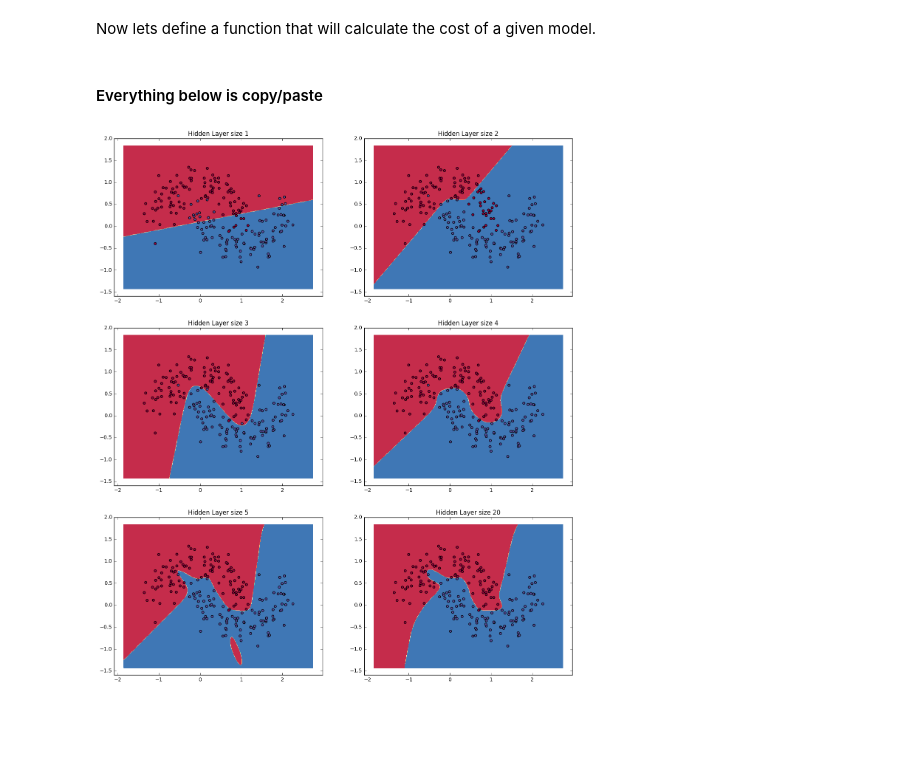
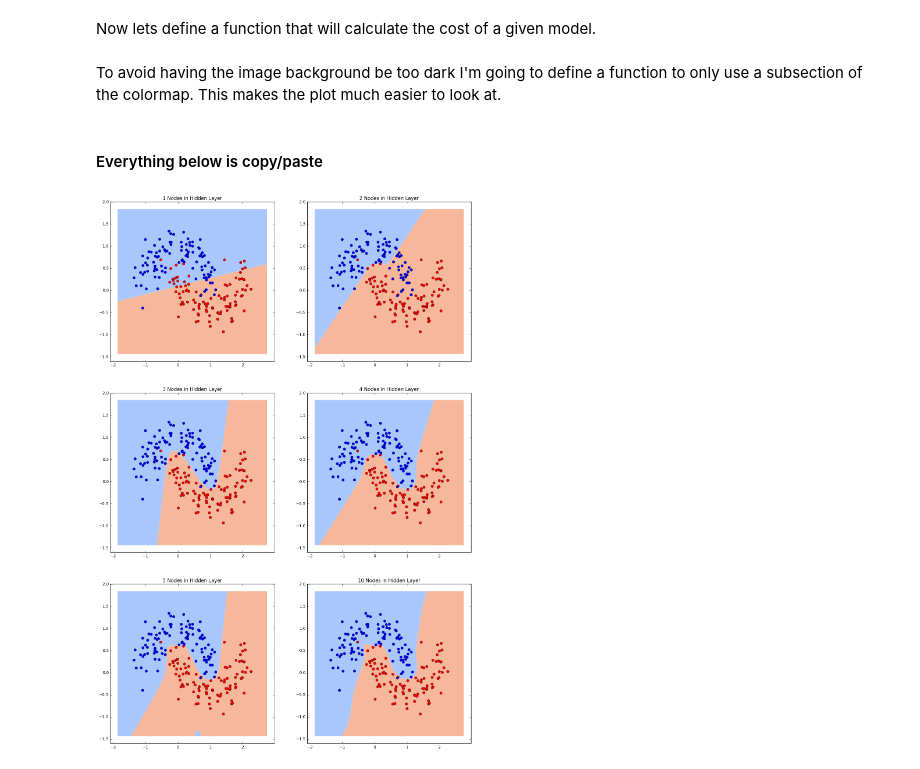
Before and after one commit to AbeNassar/Playground, a Jupyter notebook: Neural Net From Scratch.ipynb, the cells around one changed output. Drawn from its saved outputs; the diff is of its cells as text; code cells hidden in the pictures; blank space fills up the shorter version.

```diff
--- a/Neural Net From Scratch.ipynb
+++ b/Neural Net From Scratch.ipynb
@@ -51,7 +51,7 @@ nn_input_dim = 2
 nn_output_dim = 2
 
 epsilon = 0.01    # Learning rate
-reg_lambda = 0.01 # Regulariation parameter
+reg_lambda = 0.05 # Regulariation parameter
 # %% [markdown]
 Now lets define a function that will calculate the cost of a given model.
 # %%
@@ -70,6 +70,17 @@ def calculate_loss(model):
     # Add regulatization term to loss (optional)
     data_loss += reg_lambda/2 * (np.sum(np.square(W1)) + np.sum(np.square(W2)))
     return 1./nExamples * data_loss
+# %% [markdown]
+To avoid having the image background be too dark I'm going to define a function to only use a subsection of the colormap. This makes the plot much easier to look at.
+# %%
+import matplotlib.colors as colors
+def truncate_colormap(cmap, minval=0.0, maxval=1.0, n=100):
+    new_cmap = colors.LinearSegmentedColormap.from_list(
+        'trunc({n},{a:.2f},{b:.2f})'.format(n=cmap.name, a=minval, b=maxval),
+        cmap(np.linspace(minval, maxval, n)))
+    return new_cmap
+
+lighter_bwr = truncate_colormap(plt.cm.coolwarm, 0.3, 0.70)
 # %% [markdown]
 #### Everything below is copy/paste
 # %%
@@ -86,8 +97,8 @@ def plot_decision_boundary(pred_func):
     Z = pred_func(np.c_[xx.ravel(), yy.ravel()])
     Z = Z.reshape(xx.shape)
     # Plot the contour and training examples
-    plt.contourf(xx, yy, Z, cmap=plt.cm.Spectral)
-    plt.scatter(X[:, 0], X[:, 1], c=y, cmap=plt.cm.Spectral)
+    plt.contourf(xx, yy, Z, cmap=lighter_bwr)
+    plt.scatter(X[:, 0], X[:, 1], s=40, c=y, cmap=plt.cm.bwr, lw=0.5)
 
 # Helper function to predict an output (0 or 1)
 def predict(model, x):
@@ -104,7 +115,7 @@ def predict(model, x):
 # - nn_hdim: Number of nodes in the hidden layer
 # - num_passes: Number of passes through the training data for gradient descent
 # - print_loss: If True, print the loss every 1000 iterations
-def build_model(nn_hdim, num_passes=20000, print_loss=False):
+def build_model(nn_hdim, num_passes=50000, print_loss=False):
 
     # Initialize the parameters to random values. We need to learn these.
     np.random.seed(0)
@@ -133,35 +144,35 @@ def build_model(nn_hdim, num_passes=20000, print_loss=False):
         db2 = np.sum(delta3, axis=0, keepdims=True)
         delta2 = delta3.dot(W2.T) * (1 - np.power(a1, 2))
         dW1 = np.dot(X.T, delta2)
         db1 = np.sum(delta2, axis=0)
 
         # Add regularization terms (b1 and b2 don't have regularization terms)
         dW2 += reg_lambda * W2
         dW1 += reg_lambda * W1
 
         # Gradient descent parameter update
         W1 += -epsilon * dW1
         b1 += -epsilon * db1
         W2 += -epsilon * dW2
         b2 += -epsilon * db2
 
         # Assign new parameters to the model
         model = { 'W1': W1, 'b1': b1, 'W2': W2, 'b2': b2}
 
         # Optionally print the loss.
         # This is expensive because it uses the whole dataset, so we don't want to do it too often.
         if print_loss and i % 1000 == 0:
             print "Loss after iteration %i: %f" %(i, calculate_loss(model))
 
     return model
 
-plt.figure(figsize=(16, 32))
-hidden_layer_dimensions = [1, 2, 3, 4, 5, 20]
+plt.figure(figsize=(16, 24))
+hidden_layer_dimensions = [1, 2, 3, 4, 5, 10]
 for i, nn_hdim in enumerate(hidden_layer_dimensions):
-    plt.subplot(5, 2, i+1)
-    plt.title('Hidden Layer size %d' % nn_hdim)
+    plt.subplot(3, 2, i+1)
+    plt.title('%d Nodes in Hidden Layer' % nn_hdim)
     model = build_model(nn_hdim)
     plot_decision_boundary(lambda x: predict(model, x))
 plt.show()
 # %% [output]
-[figure, old version]
+[figure, new version]
```
Also changed, not shown: parts of 2 cells of this notebook.
